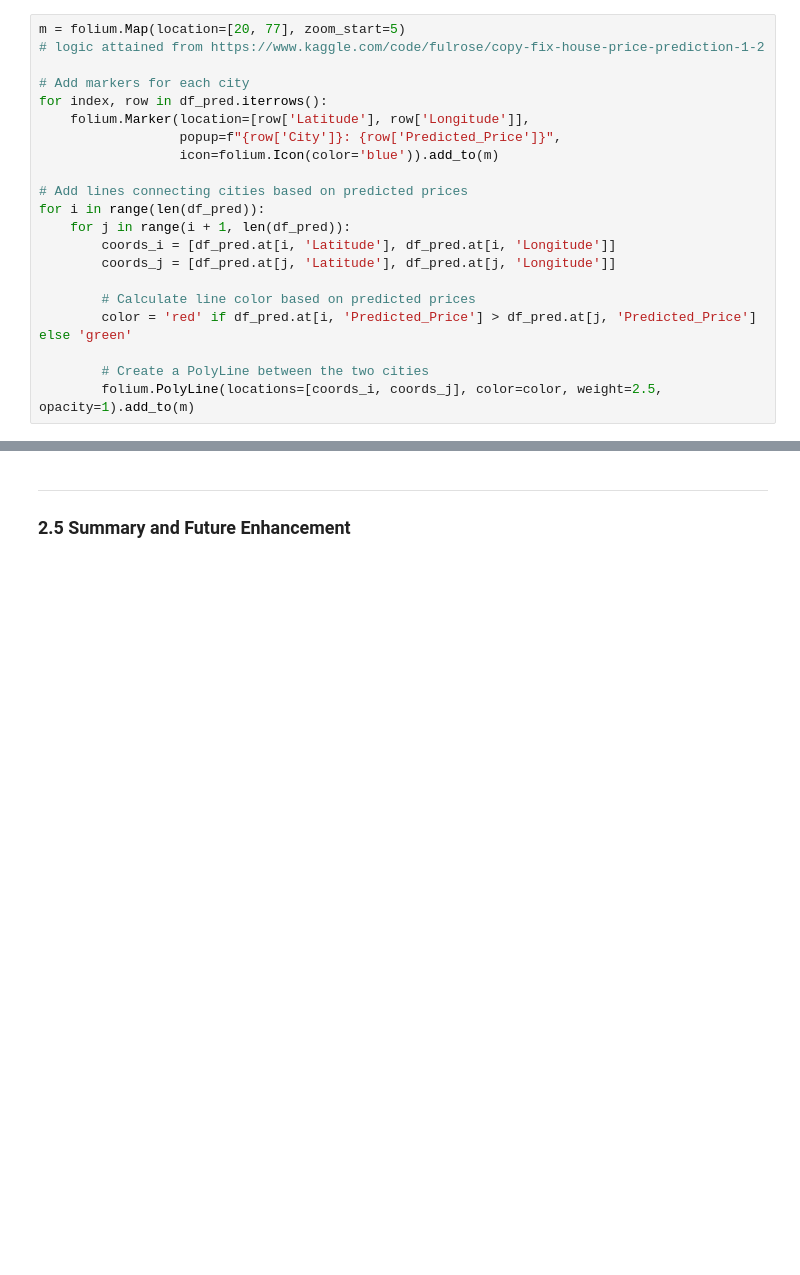
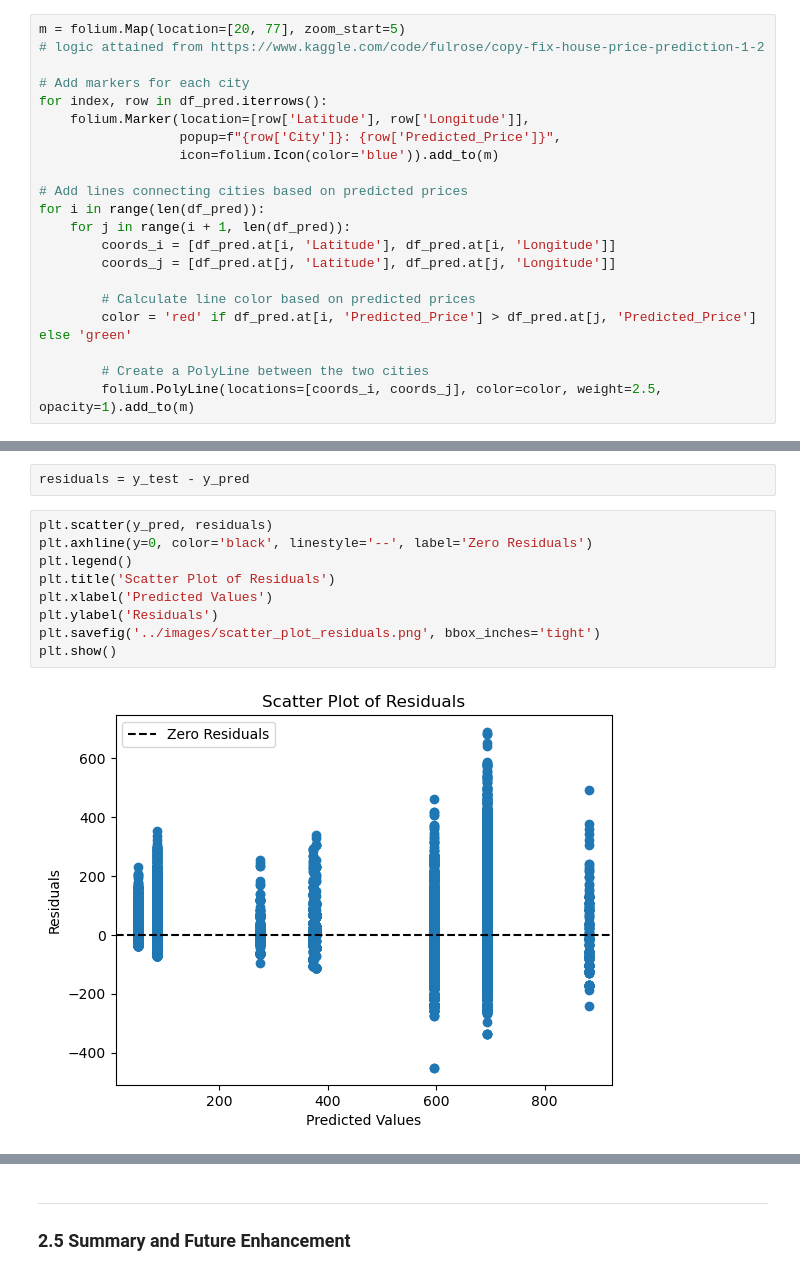
Before and after one commit to LandryHouston/Flight_Price_Prediction, a Jupyter notebook: code/02_data_modeling.ipynb, the cells around one changed output, grey strips where cells are left out. Drawn from its saved outputs; the diff is of its cells as text; blank space fills up the shorter version.

```diff
--- a/code/02_data_modeling.ipynb
+++ b/code/02_data_modeling.ipynb
@@ -404,3 +404,16 @@ for i in range(len(df_pred)):
 m
 # %% [output]
 [interactive output not drawn]
+# %%
+residuals = y_test - y_pred
+# %%
+plt.scatter(y_pred, residuals)
+plt.axhline(y=0, color='black', linestyle='--', label='Zero Residuals')
+plt.legend()
+plt.title('Scatter Plot of Residuals')
+plt.xlabel('Predicted Values')
+plt.ylabel('Residuals')
+plt.savefig('../images/scatter_plot_residuals.png', bbox_inches='tight')
+plt.show()
+# %% [output]
+[figure, added]
```
Also changed, not shown: parts of 7 cells of this notebook, 7 other files.
